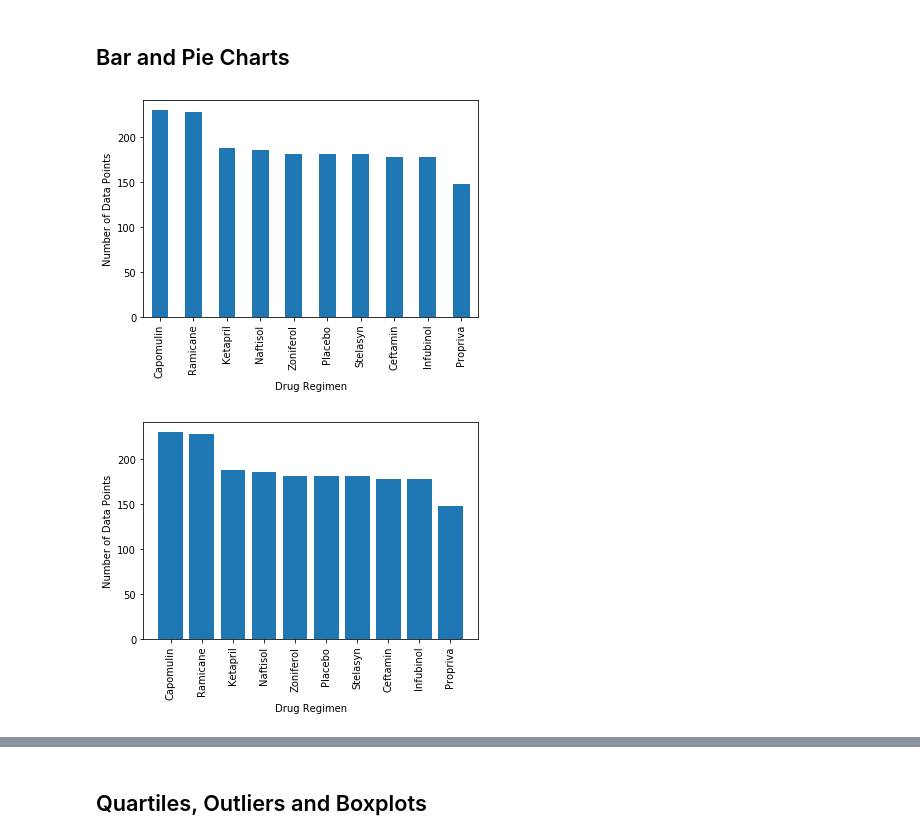
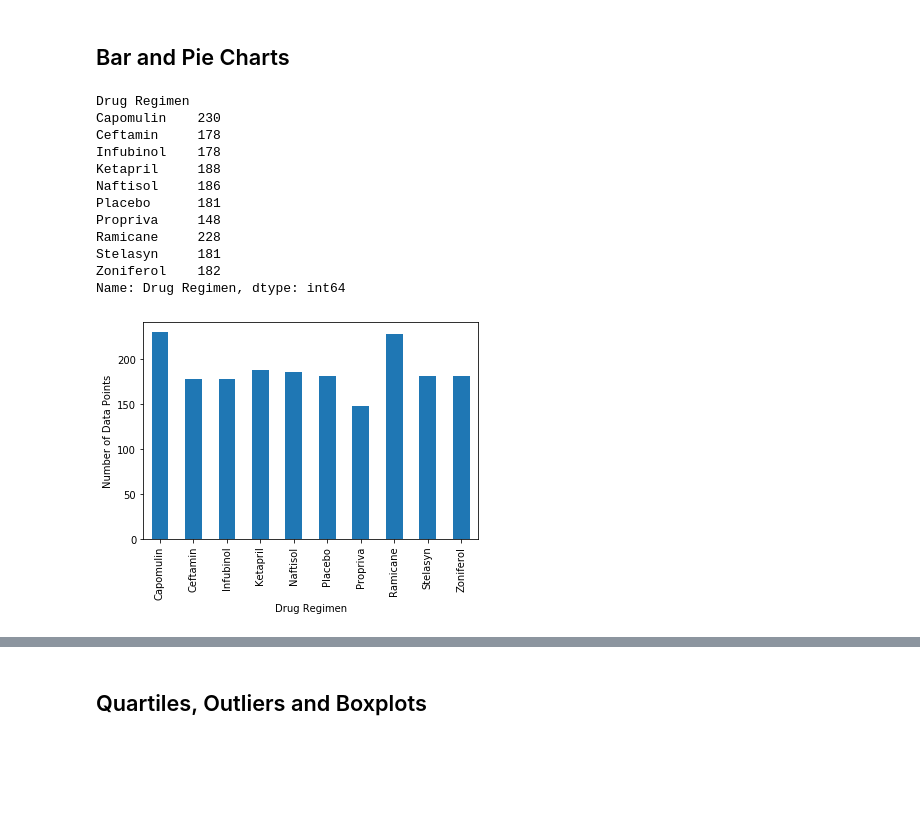
Before and after one commit to BelzGitz/matplolib-challenge, a Jupyter notebook: Pymaceuticals_Starter.ipynb, the cells around one changed output, grey strips where cells are left out. Drawn from its saved outputs; the diff is of its cells as text; code cells hidden in the pictures; blank space fills up the shorter version.

```diff
--- a/Pymaceuticals_Starter.ipynb
+++ b/Pymaceuticals_Starter.ipynb
@@ -8,6 +8,7 @@ import matplotlib.pyplot as plt
 import pandas as pd
 import scipy.stats as st
 import numpy as np
+from scipy.stats import linregress
 
 # Study data files
 mouse_metadata_path = "data/Mouse_metadata.csv"
@@ -18,10 +19,7 @@ mouse_metadata = pd.read_csv(mouse_metadata_path)
 study_results = pd.read_csv(study_results_path)
 
 # Combine the data into a single dataset
-#outer_merged=pd.merge(study_results,mouse_metadata, how='outer',on=['Mouse ID','Mouse ID'])
-merged_df=pd.merge(left=study_results,right=mouse_metadata,left_on='Mouse ID',right_on='Mouse ID')
-#merge_table=pd.merge(study_results,mouse_metadata,on=["Mouse ID"])
-# Display the data table for preview
-merged_df.head(30)
+merged_df=pd.merge(study_results,mouse_metadata,on='Mouse ID',how='left')
+merged_df.head(5)
 # %% [output]
 |  | Mouse ID | Timepoint | Tumor Volume (mm3) | Metastatic Sites | Drug Regimen | Sex | Age_months | ... |
@@ -158,9 +132,32 @@ NameError: name 'clean_data' is not defined
 ## Bar and Pie Charts
 # %%
 # Generate a bar plot showing the total number of mice for each treatment throughout the course of the study using pandas.
+# Filter the DataFrame down only to those columns to chart
+drug_treatment=clean_df.groupby('Drug Regimen')
+#count how many times drug treatment appears in our column
+count_drug=drug_treatment['Drug Regimen'].count()
+count_drug
 # %% [output]
-[figure, removed]
+Drug Regimen
+Capomulin    230
+Ceftamin     178
+Infubinol    178
+Ketapril     188
+Naftisol     186
+Placebo      181
+Propriva     148
+Ramicane     228
+Stelasyn     181
+Zoniferol    182
+Name: Drug Regimen, dtype: int64
 # %%
 # Generate a bar plot showing the total number of mice for each treatment throughout the course of the study using pyplot.
+# Create a bar chart based off of the group series from before
+count_chart = count_drug.plot(kind='bar')
+# Set the xlabel and ylabel
+count_chart.set_xlabel("Drug Regimen")
+count_chart.set_ylabel("Number of Data Points")
+
+plt.show()
 # %% [output]
-[figure, old version]
+[figure, new version]
```
Also changed, not shown: parts of 20 cells of this notebook.
